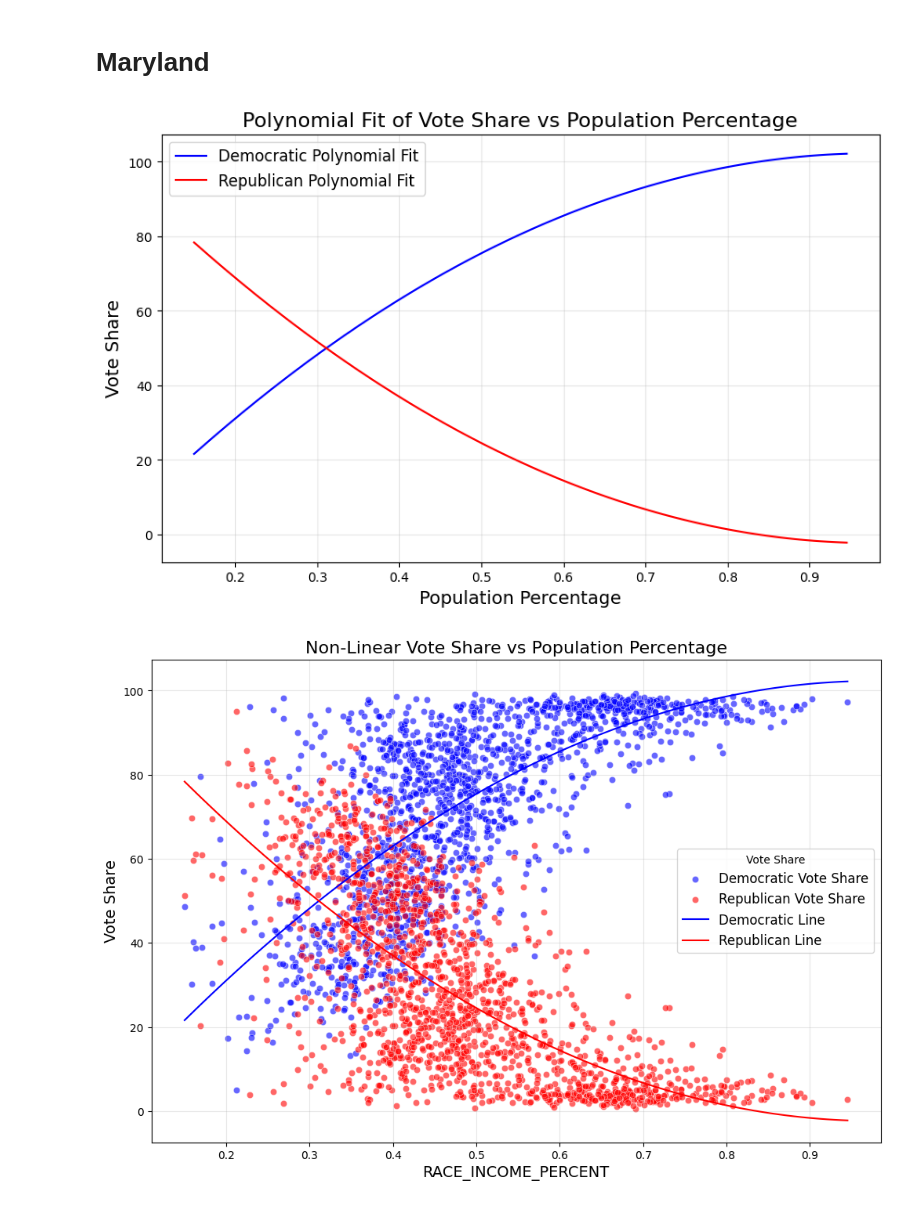
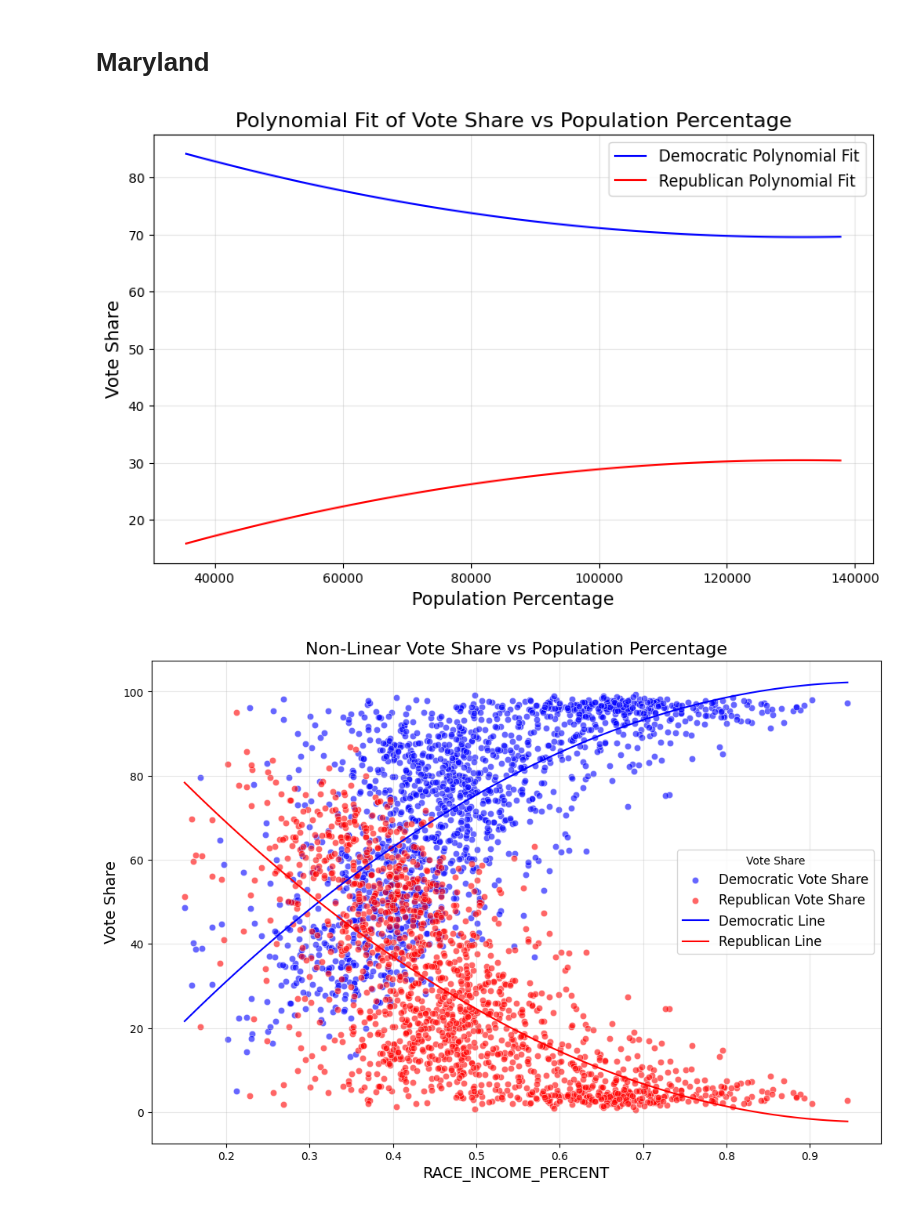
Before and after one commit to SBU-CSE-416/votifier, a Jupyter notebook: server/data/preprocess_gingles.ipynb, the cells around one changed output. Cells and saved outputs as stored; diff of their text form; code cells hidden in the pictures.

Commit message:
add new ei data and update populate script

```diff
--- a/server/data/preprocess_gingles.ipynb
+++ b/server/data/preprocess_gingles.ipynb
@@ -346,12 +388,23 @@ md_black_pop_vote_share_df = process_population_vote_share(md_race_df, md_electi
 md_asian_pop_vote_share_df = process_population_vote_share(md_race_df, md_election_gov_df, md_region_type_df, md_econ_df, 'RACE_PERCENT', 'ASN_NHSP22')
 md_hispanic_pop_vote_share_df = process_population_vote_share(md_race_df, md_election_gov_df, md_region_type_df, md_econ_df, 'RACE_PERCENT', 'HPI_NHSP22')
 md_income_pop_vote_share_df = process_income_vote_share(md_election_gov_df, md_region_type_df, md_econ_df)
+# %%
+md_income_pop_vote_share_urban_df = md_income_pop_vote_share_df[md_income_pop_vote_share_df['REGION_TYPE'] == 'urban']
+md_income_pop_vote_share_suburban_df = md_income_pop_vote_share_df[md_income_pop_vote_share_df['REGION_TYPE'] == 'suburban']
+md_income_pop_vote_share_rural_df = md_income_pop_vote_share_df[md_income_pop_vote_share_df['REGION_TYPE'] == 'rural']
 # %%
 md_white_polynomial_fit = get_polynomial_fit_json(md_white_pop_vote_share_df, population_col='RACE_PERCENT', dem_col='DEMOCRATIC_VOTE_SHARE', rep_col='REPUBLICAN_VOTE_SHARE', degree=2)
 md_black_polynomial_fit = get_polynomial_fit_json(md_black_pop_vote_share_df, population_col='RACE_PERCENT', dem_col='DEMOCRATIC_VOTE_SHARE', rep_col='REPUBLICAN_VOTE_SHARE', degree=2)
 md_asian_polynomial_fit = get_polynomial_fit_json(md_asian_pop_vote_share_df, population_col='RACE_PERCENT', dem_col='DEMOCRATIC_VOTE_SHARE', rep_col='REPUBLICAN_VOTE_SHARE', degree=2)
 md_hispanic_polynomial_fit = get_polynomial_fit_json(md_hispanic_pop_vote_share_df, population_col='RACE_PERCENT', dem_col='DEMOCRATIC_VOTE_SHARE', rep_col='REPUBLICAN_VOTE_SHARE', degree=2)
-md_income_polynomial_fit = get_polynomial_fit_json(md_income_pop_vote_share_df, population_col='AVG_HOUSEHOLD_INCOME', dem_col='DEMOCRATIC_VOTE_SHARE', rep_col='REPUBLICAN_VOTE_SHARE', degree=2)
+md_income_polynomial_fit = get_polynomial_fit_json(md_income_pop_vote_share_df, population_col='AVG_HOUSEHOLD_INCOME', dem_col='DEMOCRATIC_VOTE_SHARE', rep_col='REPUBLICAN_VOTE_SHARE', degree=3)
+
+md_income_polynomial_fit_urban = get_polynomial_fit_json(md_income_pop_vote_share_urban_df, population_col='AVG_HOUSEHOLD_INCOME', dem_col='DEMOCRATIC_VOTE_SHARE', rep_col='REPUBLICAN_VOTE_SHARE', degree=2)
+
+md_income_polynomial_fit_suburban = get_polynomial_fit_json(md_income_pop_vote_share_suburban_df, population_col='AVG_HOUSEHOLD_INCOME', dem_col='DEMOCRATIC_VOTE_SHARE', rep_col='REPUBLICAN_VOTE_SHARE', degree=2)
+
+md_income_polynomial_fit_rural = get_polynomial_fit_json(md_income_pop_vote_share_rural_df, population_col='AVG_HOUSEHOLD_INCOME', dem_col='DEMOCRATIC_VOTE_SHARE', rep_col='REPUBLICAN_VOTE_SHARE', degree=2)
+
 md_white_income_polynomial_fit = get_polynomial_fit_json(md_white_pop_vote_share_df, population_col='RACE_INCOME_PERCENT', dem_col='DEMOCRATIC_VOTE_SHARE', rep_col='REPUBLICAN_VOTE_SHARE', degree=2)
 md_black_income_polynomial_fit = get_polynomial_fit_json(md_black_pop_vote_share_df, population_col='RACE_INCOME_PERCENT', dem_col='DEMOCRATIC_VOTE_SHARE', rep_col='REPUBLICAN_VOTE_SHARE', degree=2)
 md_asian_income_polynomial_fit = get_polynomial_fit_json(md_asian_pop_vote_share_df, population_col='RACE_INCOME_PERCENT', dem_col='DEMOCRATIC_VOTE_SHARE', rep_col='REPUBLICAN_VOTE_SHARE', degree=2)
@@ -363,35 +416,35 @@ md_hispanic_income_polynomial_fit = get_polynomial_fit_json(md_hispanic_pop_vote
 #     dem_col='DEMOCRATIC_VOTE_SHARE',
 #     rep_col='REPUBLICAN_VOTE_SHARE',
 #     region_type='all',
 #     degree=2
 # )
-json_data = md_black_income_polynomial_fit
+json_data = md_income_polynomial_fit_urban
 import matplotlib.pyplot as plt
 
 # Extract data for plotting
 dem_x = json_data['democratic']['x']
 dem_y = json_data['democratic']['y']
 rep_x = json_data['republican']['x']
 rep_y = json_data['republican']['y']
 
 # Plot the Democratic line
 plt.figure(figsize=(10, 6))
 plt.plot(dem_x, dem_y, label='Democratic Polynomial Fit', color='blue')
 
 # Plot the Republican line
 plt.plot(rep_x, rep_y, label='Republican Polynomial Fit', color='red')
 
 # Add labels, legend, and title
 plt.xlabel('Population Percentage', fontsize=14)
 plt.ylabel('Vote Share', fontsize=14)
 plt.title('Polynomial Fit of Vote Share vs Population Percentage', fontsize=16)
 plt.legend(fontsize=12)
 plt.grid(alpha=0.3)
 
 # Show the plot
 plt.show()
 # %% [output]
-[figure, old version]
+[figure, new version]
 # %%
 plot_vote_share_vs_population(
     df=md_black_pop_vote_share_df,
```
Also changed, not shown: parts of 9 cells of this notebook, 8 other files.
